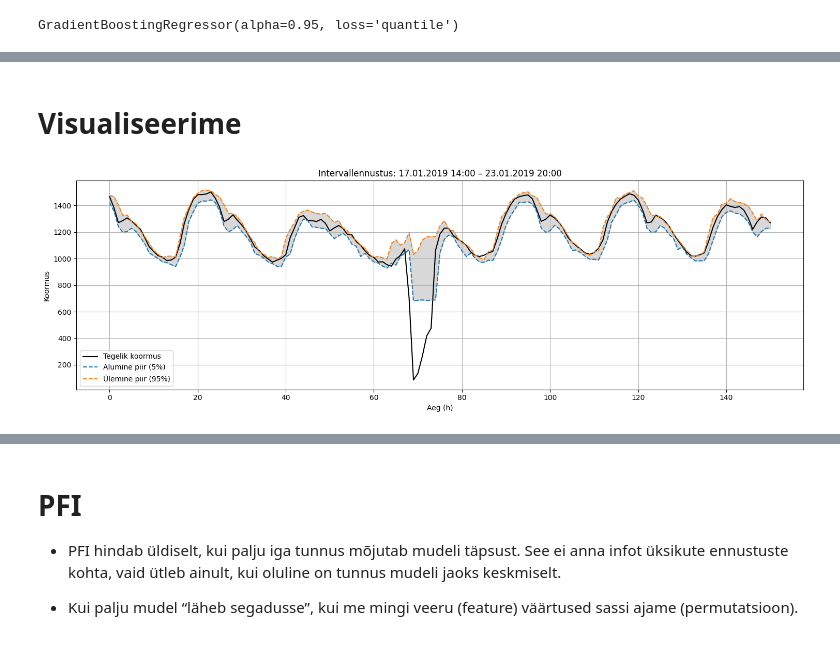
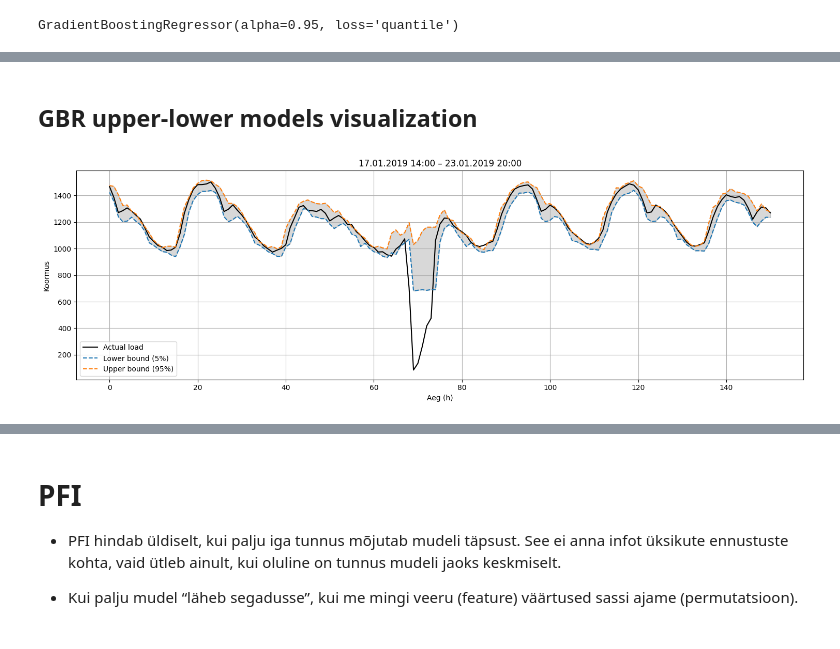
Before and after one commit to Danwerk/xai, a Jupyter notebook: SHAP.ipynb, the cells around one changed output, grey strips where cells are left out. Saved outputs shown, nothing was run; the diff lists cells and outputs as text; code cells hidden in the pictures.

```diff
--- a/SHAP.ipynb
+++ b/SHAP.ipynb
@@ -327,5 +386,5 @@ true_load = y_test
 # %% [markdown]
-# Visualiseerime
+## GBR upper-lower models visualization
 # %%
 start_date = "2019-01-17 14:00"
 end_date = "2019-01-23 20:00"
@@ -344,35 +403,35 @@ pred_upper_sub = gbr_upper.predict(X_test_sub)
 # Visualiseeri
 import matplotlib.pyplot as plt
 
 plt.figure(figsize=(15, 5))
-plt.plot(y_true_sub.values, label='Tegelik koormus', color='black')
-plt.plot(pred_lower_sub, label='Alumine piir (5%)', linestyle='--')
-plt.plot(pred_upper_sub, label='Ülemine piir (95%)', linestyle='--')
+plt.plot(y_true_sub.values, label='Actual load', color='black')
+plt.plot(pred_lower_sub, label='Lower bound (5%)', linestyle='--')
+plt.plot(pred_upper_sub, label='Upper bound (95%)', linestyle='--')
 plt.fill_between(range(len(pred_lower_sub)), pred_lower_sub, pred_upper_sub, color='gray', alpha=0.3)
-plt.title('Intervallennustus: 17.01.2019 14:00 – 23.01.2019 20:00')
+plt.title('17.01.2019 14:00 – 23.01.2019 20:00')
 plt.xlabel('Aeg (h)')
 plt.ylabel('Koormus')
 plt.legend()
 plt.grid(True)
 plt.tight_layout()
 plt.show()
 
 
 # import matplotlib.pyplot as plt
 #
 # # Valime vahemiku (nt 200 esimest rida)
 # n = 200
 #
 # plt.figure(figsize=(15, 5))
 # plt.plot(true_load.iloc[:n].values, label='Tegelik koormus', color='black')
 # plt.plot(pred_lower[:n], label='Alumine piir (5%)', linestyle='--')
 # plt.plot(pred_upper[:n], label='Ülemine piir (95%)', linestyle='--')
 # plt.fill_between(range(n), pred_lower[:n], pred_upper[:n], color='gray', alpha=0.2)
 # plt.title('GBR-põhine intervallennustus')
 # plt.xlabel('Aeg (tunnid)')
 # plt.ylabel('Koormus')
 # plt.legend()
 # plt.grid(True)
 # plt.show()
 # %% [output]
-[figure, old version]
+[figure, new version]
```
Also changed, not shown: parts of 17 cells of this notebook, 2 other files.
